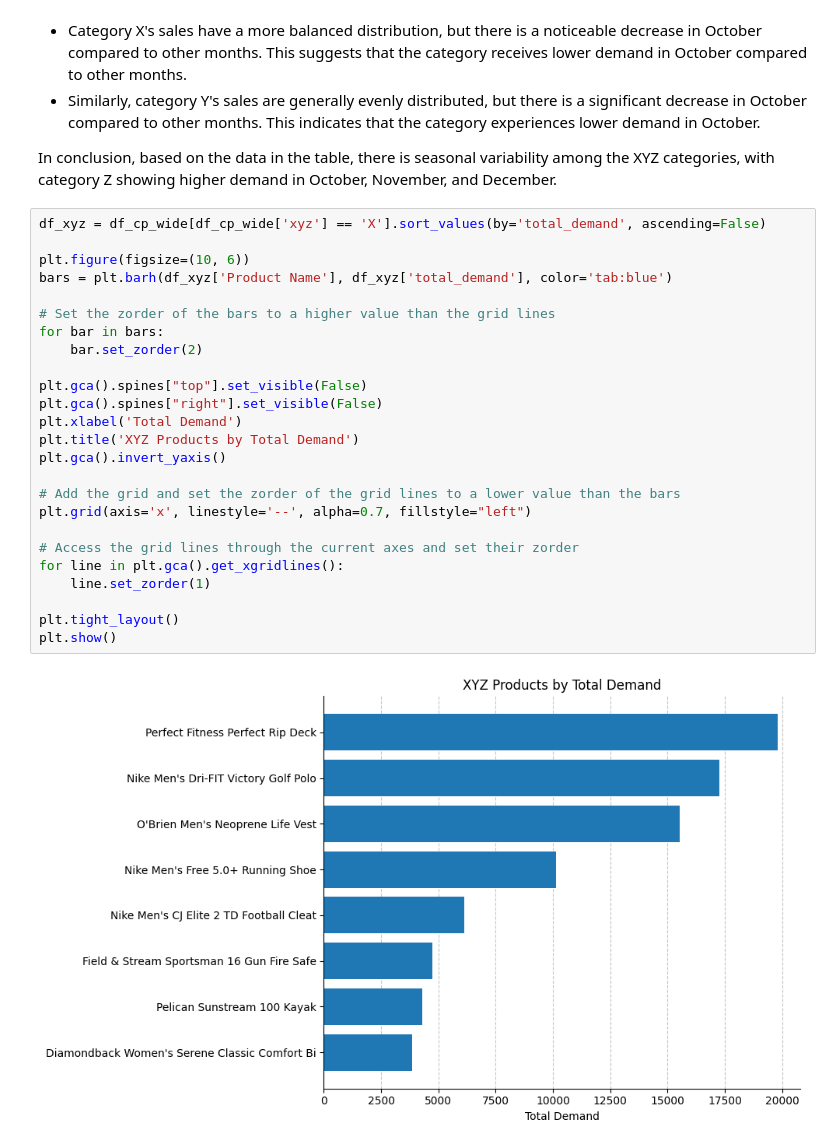
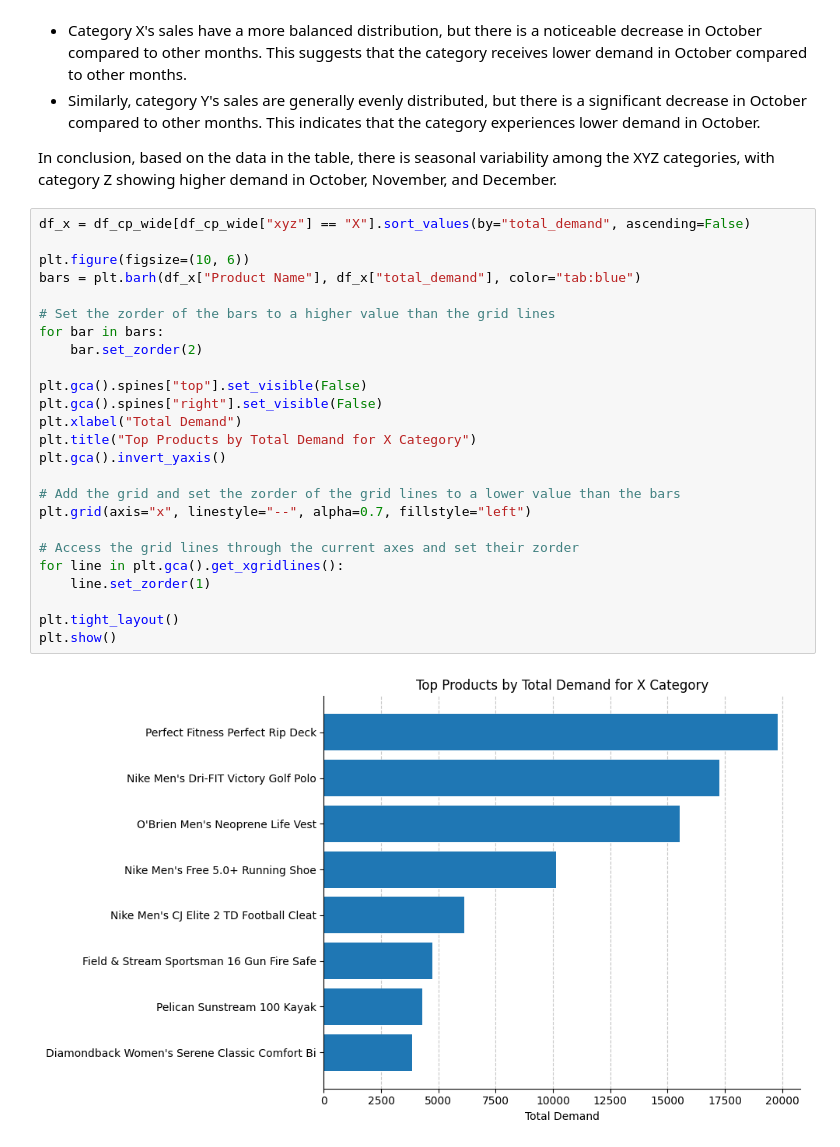
Before and after one commit to emirhansilsupur/supply-chain-analytics-forecasting, a Jupyter notebook: SC_Analytics_Forecasting.ipynb, the cells around one changed output. Drawn from its saved outputs; the diff is of its cells as text.

Commit message:
Improve supply chain analysis for XYZ category X products

```diff
--- a/SC_Analytics_Forecasting.ipynb
+++ b/SC_Analytics_Forecasting.ipynb
@@ -1132,29 +1132,29 @@ Based on the data in the table:
 
 In conclusion, based on the data in the table, there is seasonal variability among the XYZ categories, with category Z showing higher demand in October, November, and December.
 # %%
-df_xyz = df_cp_wide[df_cp_wide['xyz'] == 'X'].sort_values(by='total_demand', ascending=False)
+df_x = df_cp_wide[df_cp_wide["xyz"] == "X"].sort_values(by="total_demand", ascending=False)
 
 plt.figure(figsize=(10, 6))
-bars = plt.barh(df_xyz['Product Name'], df_xyz['total_demand'], color='tab:blue')
+bars = plt.barh(df_x["Product Name"], df_x["total_demand"], color="tab:blue")
 
 # Set the zorder of the bars to a higher value than the grid lines
 for bar in bars:
     bar.set_zorder(2)
 
 plt.gca().spines["top"].set_visible(False)
 plt.gca().spines["right"].set_visible(False)
-plt.xlabel('Total Demand')
-plt.title('XYZ Products by Total Demand')
+plt.xlabel("Total Demand")
+plt.title("Top Products by Total Demand for X Category")
 plt.gca().invert_yaxis()
 
 # Add the grid and set the zorder of the grid lines to a lower value than the bars
-plt.grid(axis='x', linestyle='--', alpha=0.7, fillstyle="left")
+plt.grid(axis="x", linestyle="--", alpha=0.7, fillstyle="left")
 
 # Access the grid lines through the current axes and set their zorder
 for line in plt.gca().get_xgridlines():
     line.set_zorder(1)
 
 plt.tight_layout()
 plt.show()
 # %% [output]
-[figure, old version]
+[figure, new version]
```
Also changed, not shown: parts of 3 cells of this notebook.
